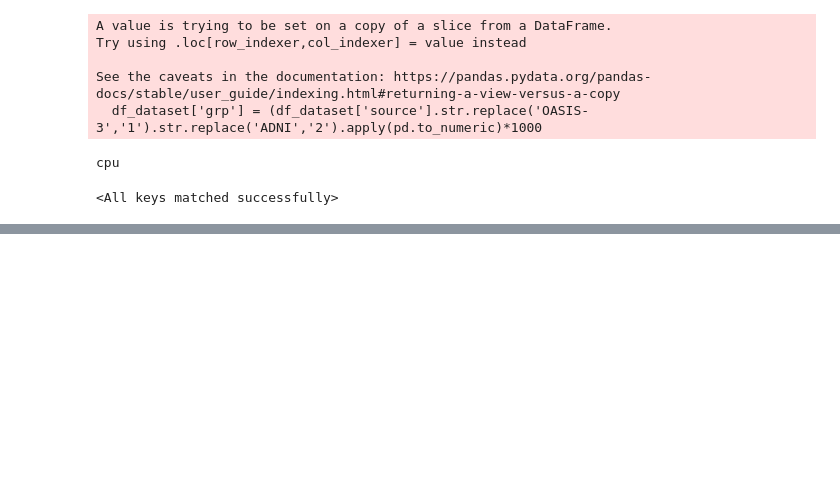
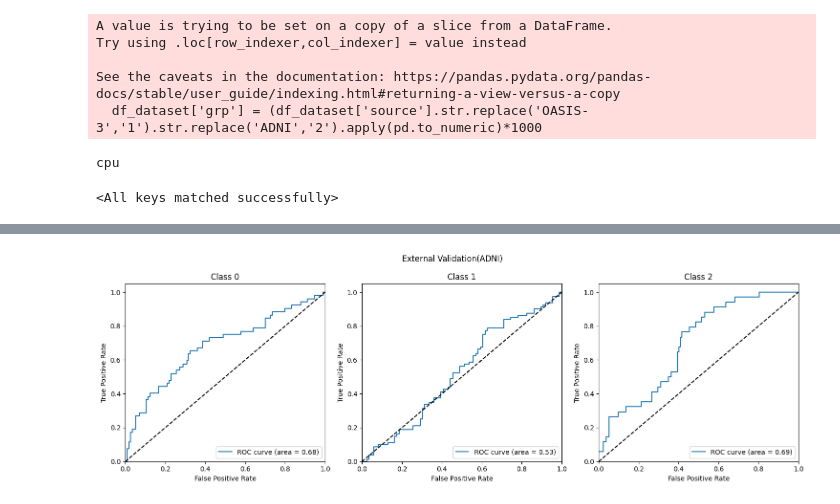
Before and after one commit to tourbut/BrainMR_MCI, a Jupyter notebook: notebook_result_viewer.ipynb, the cells around one changed output, grey strips where cells are left out. Drawn from its saved outputs; the diff is of its cells as text; code cells hidden in the pictures; blank space fills up the shorter version.

```diff
--- a/notebook_result_viewer.ipynb
+++ b/notebook_result_viewer.ipynb
@@ -104,4 +104,4 @@ tensor([0.8149, 0.6544, 0.9057])
 # %%
-out_loss, out_acc, out_CM, out_auroc, out_fpr, out_tpr, out_thresholds = test(device,test_dataloader,model,criterion_clf, test_internal_logger, age_onoff = True,best_yn=False)
+out_loss, out_acc, out_CM, out_auroc, out_fpr, out_tpr, out_thresholds = test(device,test_dataloader,model,criterion_clf, test_external_logger, age_onoff = age_onoff,best_yn=False)
 # %% [output]
 test
@@ -128,0 +134,21 @@ plt.show()
+# %%
+# Plot of a ROC curve for a specific class
+plt.figure(figsize=(15, 5))
+for idx, i in enumerate(range(3)):
+    plt.subplot(131+idx)
+    plt.plot(out_fpr[i], out_tpr[i], label='ROC curve (area = %0.2f)' % out_auroc[i])
+    plt.plot([0, 1], [0, 1], 'k--')
+    plt.xlim([0.0, 1.0])
+    plt.ylim([0.0, 1.05])
+    plt.xlabel('False Positive Rate')
+    plt.ylabel('True Positive Rate')
+    plt.title('Class %0.0f' % idx)
+    plt.legend(loc="lower right")
+
+title = 'External Validation(ADNI)'
+plt.suptitle(title)
+plt.tight_layout()
+plt.savefig(os.path.join(result_path,title+'.png'))
+plt.show()
+# %% [output]
+[figure, added]
```
Also changed, not shown: parts of 6 cells of this notebook.
